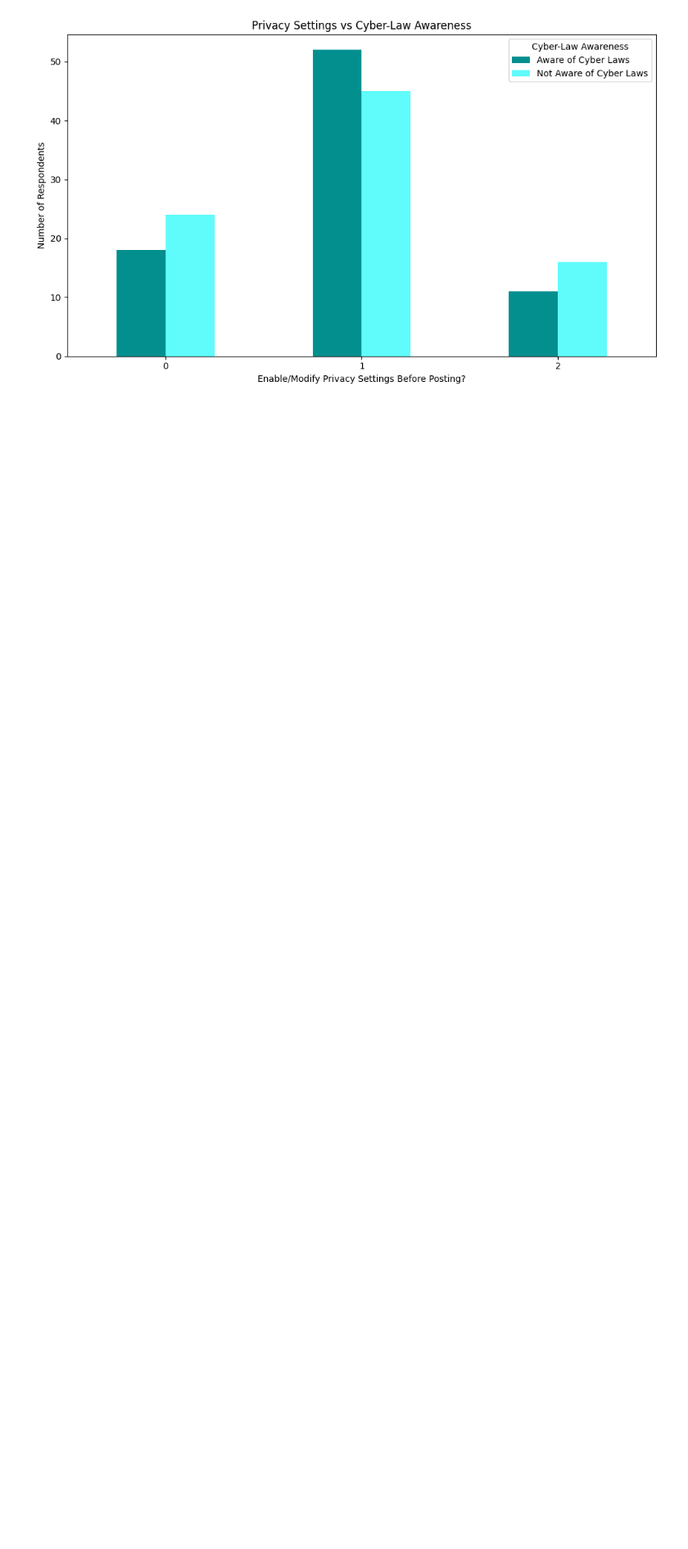
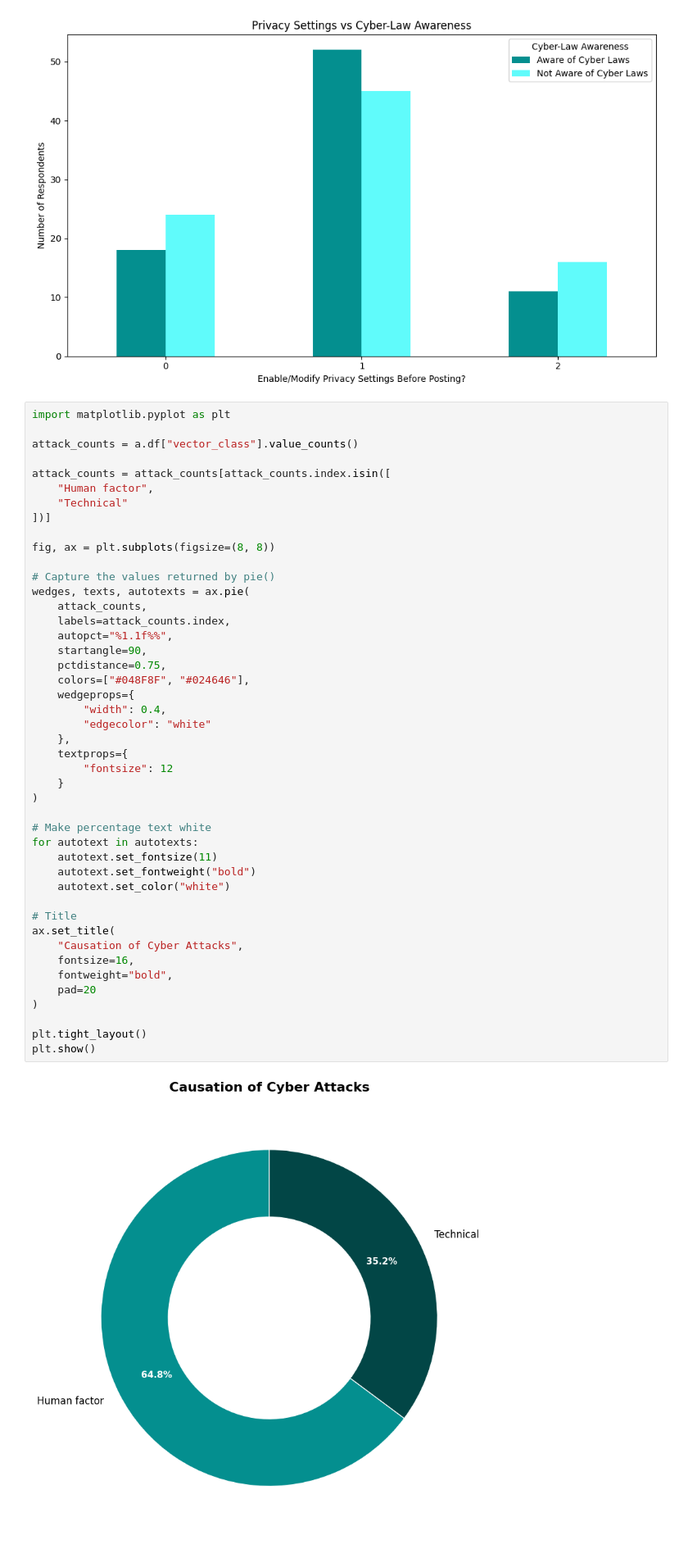
Before and after one commit to zf00593/dataset-project, a Jupyter notebook: visualisation_clara.ipynb, the cells around one changed output. Shown at 82% size. Drawn from its saved outputs; the diff is of its cells as text; blank space fills up the shorter version.

```diff
--- a/visualisation_clara.ipynb
+++ b/visualisation_clara.ipynb
@@ -159,3 +178,50 @@ plt.tight_layout()
 plt.show()
 # %% [output]
 [figure]
+# %%
+import matplotlib.pyplot as plt
+
+attack_counts = a.df["vector_class"].value_counts()
+
+attack_counts = attack_counts[attack_counts.index.isin([
+    "Human factor",
+    "Technical"
+])]
+
+fig, ax = plt.subplots(figsize=(8, 8))
+
+# Capture the values returned by pie()
+wedges, texts, autotexts = ax.pie(
+    attack_counts,
+    labels=attack_counts.index,
+    autopct="%1.1f%%",
+    startangle=90,
+    pctdistance=0.75,
+    colors=["#048F8F", "#024646"],
+    wedgeprops={
+        "width": 0.4,
+        "edgecolor": "white"
+    },
+    textprops={
+        "fontsize": 12
+    }
+)
+
+# Make percentage text white
+for autotext in autotexts:
+    autotext.set_fontsize(11)
+    autotext.set_fontweight("bold")
+    autotext.set_color("white")
+
+# Title
+ax.set_title(
+    "Causation of Cyber Attacks",
+    fontsize=16,
+    fontweight="bold",
+    pad=20
+)
+
+plt.tight_layout()
+plt.show()
+# %% [output]
+[figure, added]
```
Also changed, not shown: parts of 8 cells of this notebook, 1 other file.
